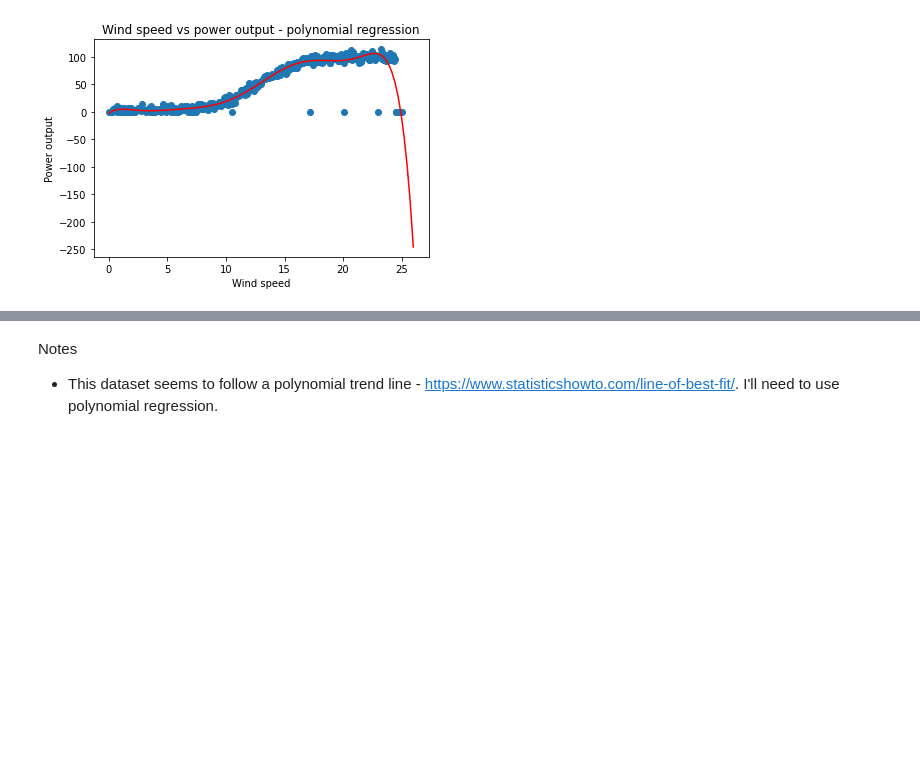
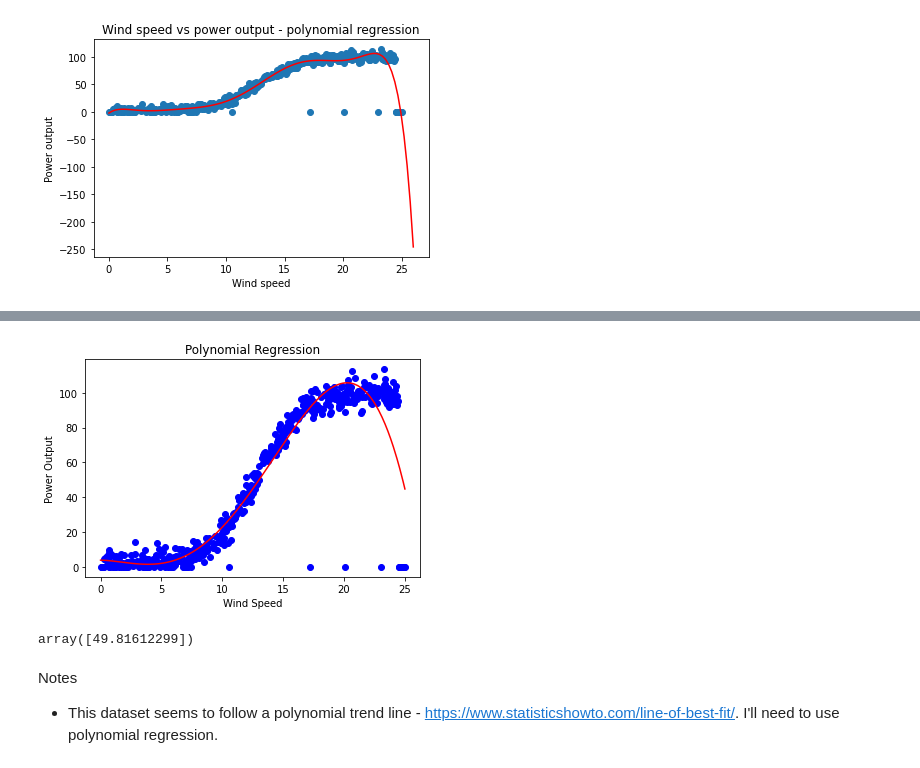
Before and after one commit to OtherBrian/fda-regression_project, a Jupyter notebook: Regression Project.ipynb, the cells around one changed output, grey strips where cells are left out. Saved outputs shown, nothing was run; the diff lists cells and outputs as text; code cells hidden in the pictures; blank space fills up the shorter version.

```diff
--- a/Regression Project.ipynb
+++ b/Regression Project.ipynb
@@ -176,3 +248,20 @@ plt.plot(power_output_df.speed, ffit(power_output_df.speed))
+# %%
+# Visualising the Polynomial Regression results
+plt.scatter(X, y, color = 'blue')
+
+plt.plot(X, lin2.predict(poly.fit_transform(X)), color = 'red')
+plt.title('Polynomial Regression')
+plt.xlabel('Wind Speed')
+plt.ylabel('Power Output')
+
+plt.show()
+# %% [output]
+[figure, added]
+# %%
+# Predicting a new result with Polynomial Regression
+lin2.predict(poly.fit_transform(np.array(13.0).reshape(-1,1)))
+# %% [output]
+array([49.81612299])
 # %% [markdown]
 Notes
 
```
Also changed, not shown: parts of 9 cells of this notebook.
